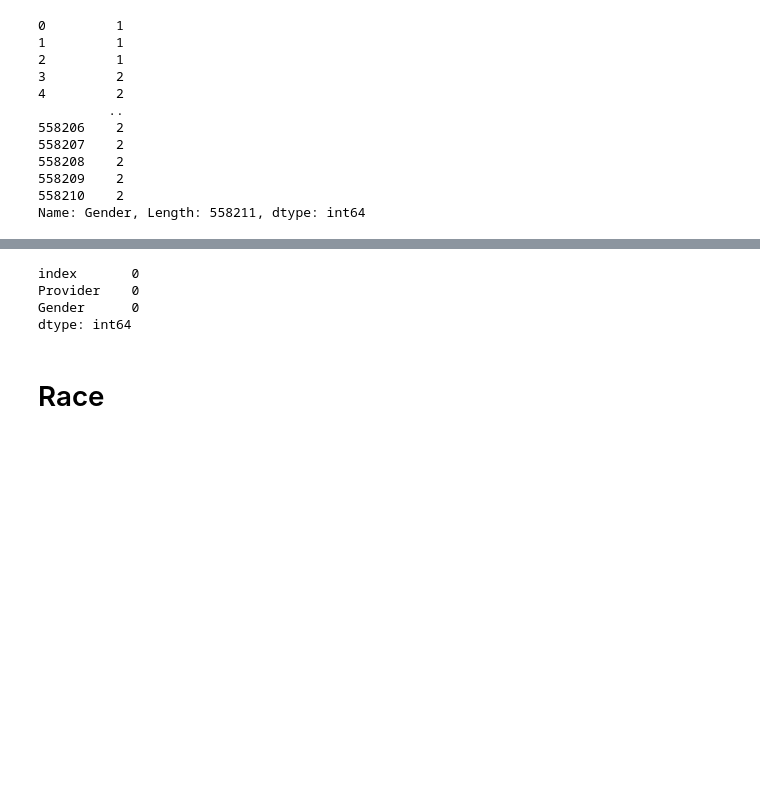
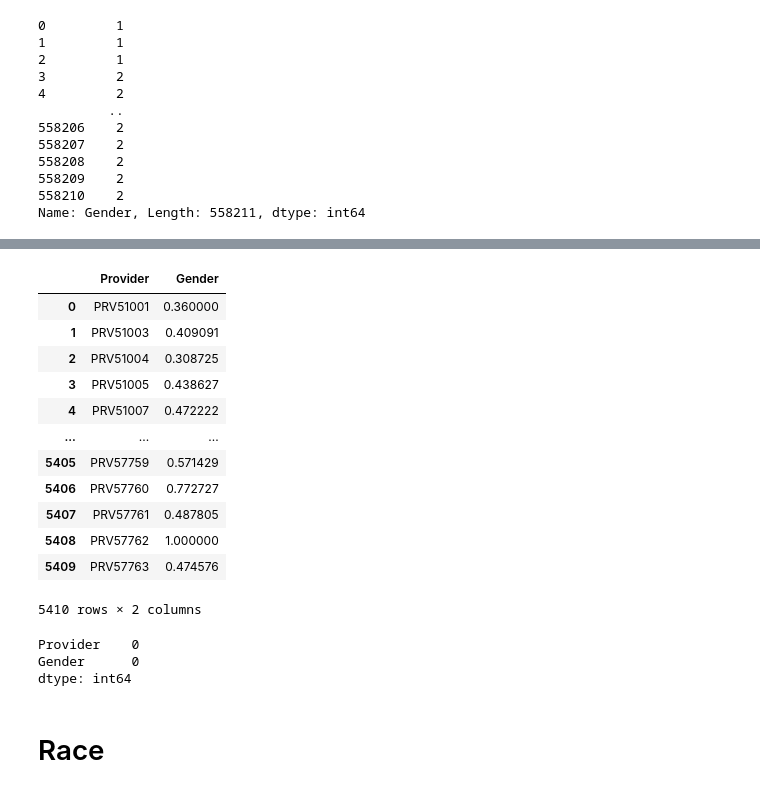
Before and after one commit to wx0373/Medical-fraud, a Jupyter notebook: Features/Feature_engineering.ipynb, the cells around one changed output, grey strips where cells are left out. Cells and saved outputs as stored; diff of their text form; code cells hidden in the pictures; blank space fills up the shorter version.

```diff
--- a/Features/Feature_engineering.ipynb
+++ b/Features/Feature_engineering.ipynb
@@ -86,13 +103,28 @@ df_Gender=df_num[['Provider','Gender']][df_num['Gender']==1].groupby('Provider')
 df_Gender.reset_index(inplace=True)
 # %%
 df_Gender.fillna(0,inplace=True)
-# %%
-df_Gender.isnull().sum()
-# %% [output]
-index       0
-Provider    0
-Gender      0
-dtype: int64
+# %%
+df_Gender
+# %% [output]
+|  | Provider | Gender |
+| 0 | PRV51001 | 0.360000 |
+| 1 | PRV51003 | 0.409091 |
+| 2 | PRV51004 | 0.308725 |
+| 3 | PRV51005 | 0.438627 |
+| 4 | PRV51007 | 0.472222 |
+| ... | ... | ... |
+| 5405 | PRV57759 | 0.571429 |
+| 5406 | PRV57760 | 0.772727 |
+| 5407 | PRV57761 | 0.487805 |
+| 5408 | PRV57762 | 1.000000 |
+| 5409 | PRV57763 | 0.474576 |
+5410 rows × 2 columns
+# %%
+df_Gender.isnull().sum()
+# %% [output]
+Provider    0
+Gender      0
+dtype: int64
 # %%
 #test of individual provider
 
```
Also changed, not shown: parts of 8 cells of this notebook, 1 other file.
